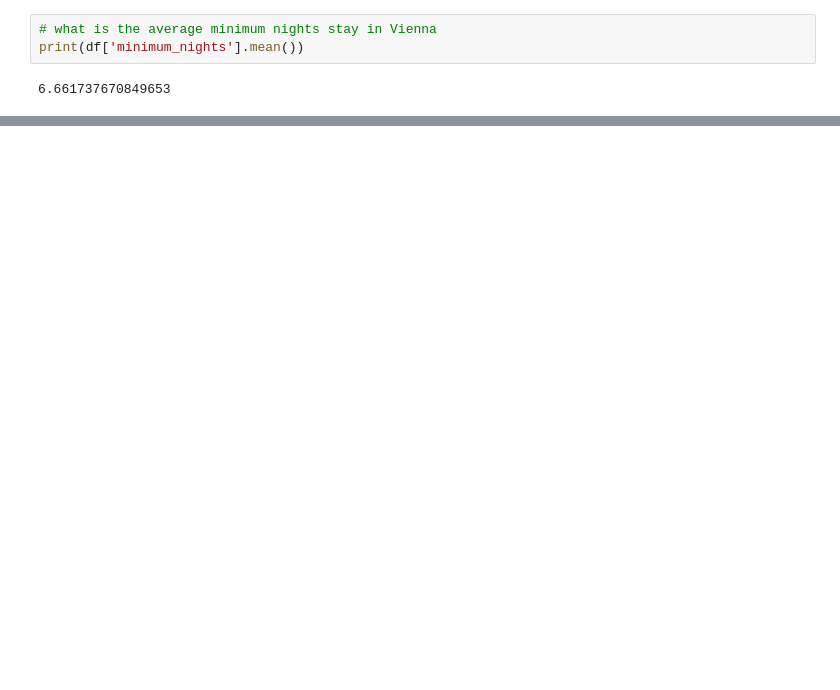
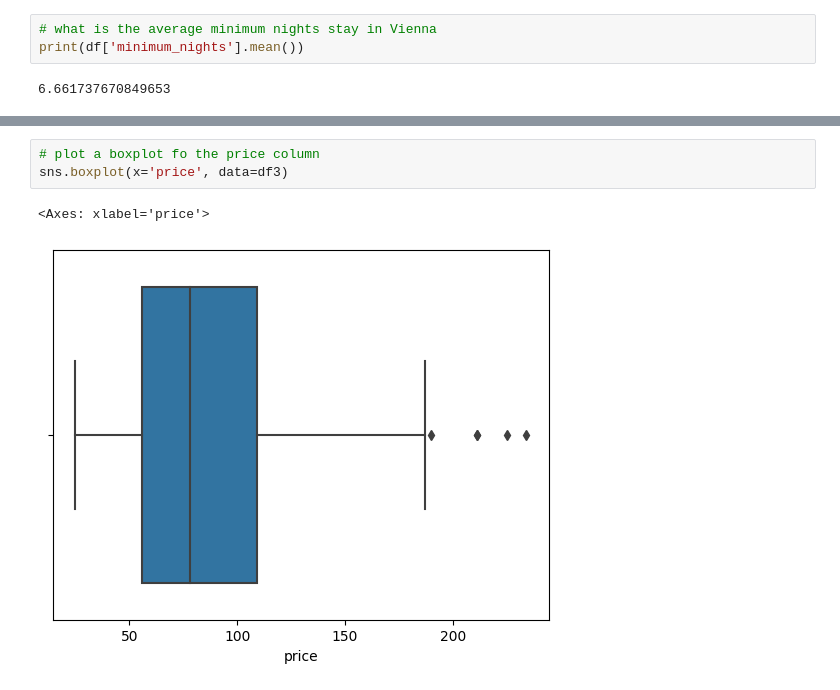
Before and after one commit to kel-elKapitan/Data223, a Jupyter notebook: Data 223/Python/Data with python/malta_airbnb.ipynb, the cells around one changed output, grey strips where cells are left out. Cells and saved outputs as stored; diff of their text form; blank space fills up the shorter version.

```diff
--- a/Data 223/Python/Data with python/malta_airbnb.ipynb
+++ b/Data 223/Python/Data with python/malta_airbnb.ipynb
@@ -315,0 +361,6 @@ ValueError: Could not interpret value `date` for parameter `y`
+# %%
+# plot a boxplot fo the price column
+sns.boxplot(x='price', data=df3)
+# %% [output]
+<Axes: xlabel='price'>
+[figure, added]
```
Also changed, not shown: parts of 19 cells of this notebook, 3 other files.
